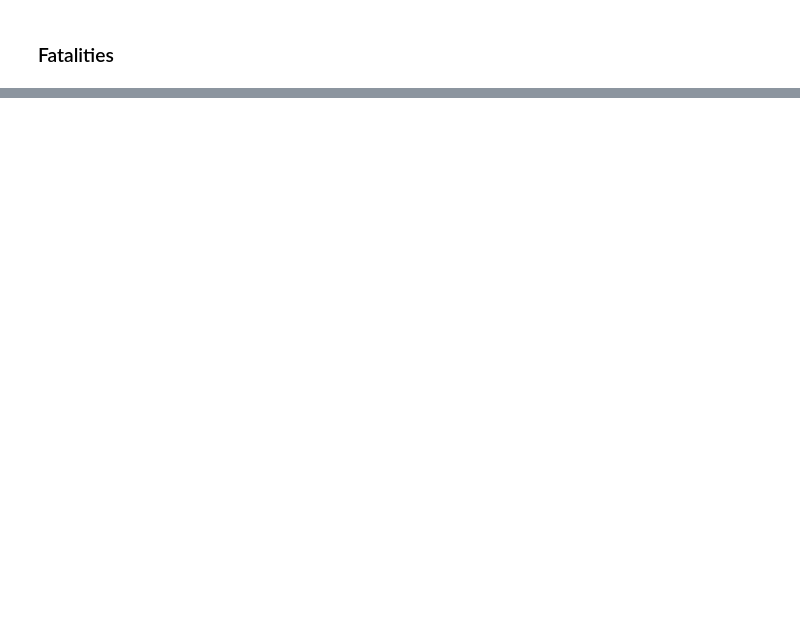
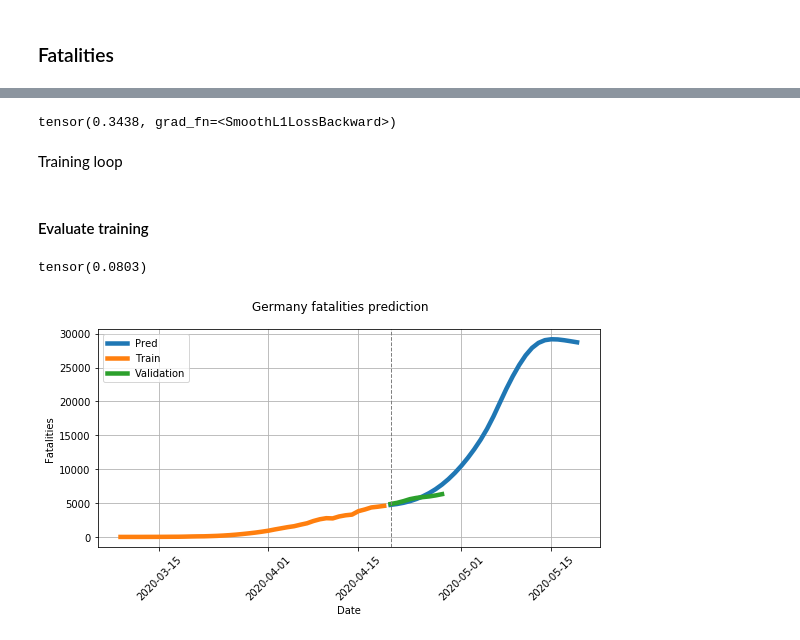
Before and after one commit to rdbch/COVID-19-Forecast, a Jupyter notebook: Covid_19_spread_prediction_rnn.ipynb, the cells around one changed output, grey strips where cells are left out. Saved outputs shown, nothing was run; the diff lists cells and outputs as text; code cells hidden in the pictures; blank space fills up the shorter version.

```diff
--- a/Covid_19_spread_prediction_rnn.ipynb
+++ b/Covid_19_spread_prediction_rnn.ipynb
@@ -196,0 +397,23 @@ NameError: name 'model' is not defined
+# %%
+def dead_closure():
+    deadOptim.zero_grad()
+
+    # slice data
+    predSize = WIN_SIZE - OBS_SIZE
+    obsData  = deadTrainData[:,:OBS_SIZE]
+
+    out  = deadModel(obsData, future = predSize).reshape(-1, WIN_SIZE, 1)
+
+    # compute and backprop loss
+    loss = deadLoss(out[:, :WIN_SIZE], deadTrainData)
+    loss.backward()
+
+    # clip gradient for numerical stability
+    nn.utils.clip_grad_norm_(deadModel.parameters(), 1.0)
+
+    return loss
+dead_closure()
+# %% [output]
+tensor(0.3438, grad_fn=<SmoothL1LossBackward>)
+# %% [markdown]
+Training loop
@@ -196,0 +428,44 @@ NameError: name 'model' is not defined
+# %% [markdown]
+#### Evaluate training
+# %%
+deadValData, deadValLabel = dataUtils.get_val_data(deadData, 'fatalities',
+                                                   COUNTRY,
+                                                   TRAIN_UP_TO,
+                                                   OBS_SIZE,
+                                                   deadScaler)
+deadValData = deadValData.to(DEVICE)
+# %%
+deadModel.eval()
+
+# get figure
+fig, ax = plt.subplots(1, 1, figsize = (9, 4))
+ax.tick_params(axis='x', rotation=45)
+fig.suptitle(COUNTRY + ' fatalities prediction')
+
+# make prediction
+deadModel.returnFullSeq = False
+pred   = deadModel(deadValData, future = 30).cpu().detach().numpy()
+pred   = deadScaler.inverse_transform(pred[0])
+error  = rmsle_error(pred[:deadValLabel.shape[0]], deadValLabel)
+print(error)
+
+# plot prediction
+predDate = pd.date_range(start = TRAIN_UP_TO, periods=pred.shape[0])
+sns.lineplot(y = pred, x = predDate, ax = ax, linewidth=4.5 )
+
+# plot train data
+showTrainData = deadData[deadData['Province_State'] == COUNTRY]
+showTrainData = showTrainData[showTrainData['Date'] < TRAIN_UP_TO]
+sns.lineplot(y = 'Fatalities', x = 'Date', data = showTrainData, ax = ax, linewidth=4.5)
+
+# plot val data
+showValData = deadData[deadData['Province_State'] == COUNTRY]
+showValData = showValData[showValData['Date'] >= TRAIN_UP_TO]
+sns.lineplot(y = 'Fatalities', x ='Date', data = showValData, ax = ax, linewidth=4.5);
+
+ax.legend(['Pred', 'Train', 'Validation'])
+ax.axvline(x=TRAIN_UP_TO, ymin = 0.0, ymax = 1.0, linestyle='--', lw = 1, color = '#808080')
+ax.grid(True)
+# %% [output]
+tensor(0.0803)
+[figure, added]
```
Also changed, not shown: parts of 73 cells of this notebook, 16 other files.
